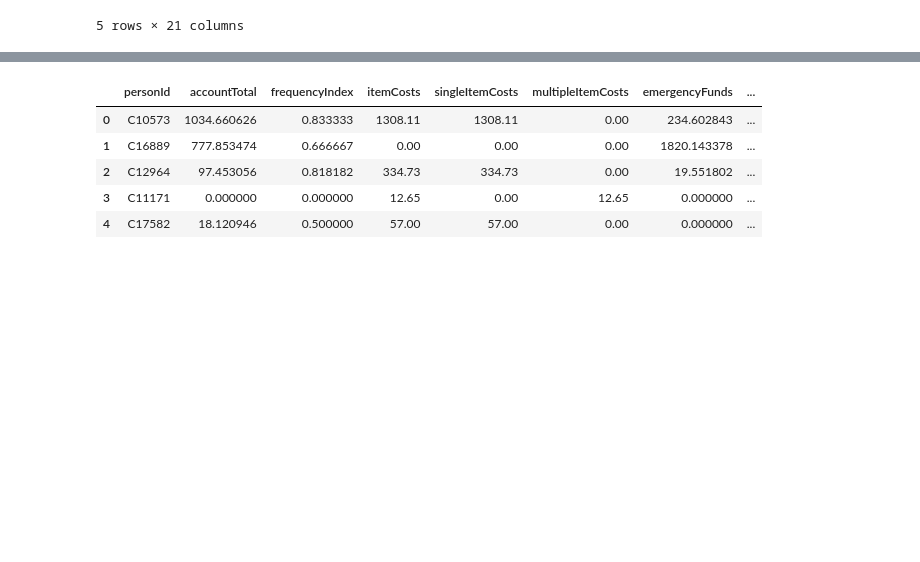
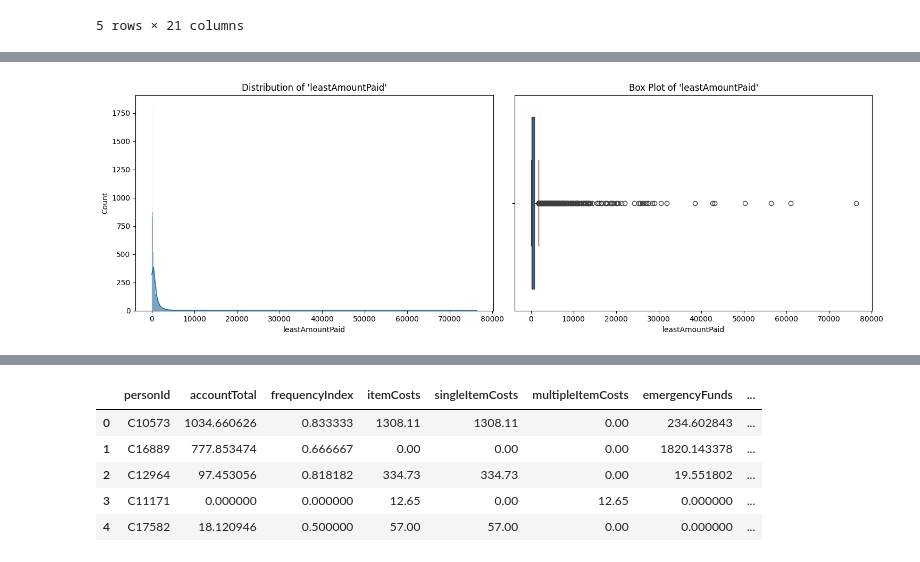
Before and after one commit to MattiaCervelli/AI-ML_project.shopEasy_283791, a Jupyter notebook: main.ipynb, the cells around one changed output, grey strips where cells are left out. Drawn from its saved outputs; the diff is of its cells as text; code cells hidden in the pictures; blank space fills up the shorter version.

```diff
--- a/main.ipynb
+++ b/main.ipynb
@@ -40,0 +41,15 @@ shopEasy_df['leastAmountPaid'].fillna(shopEasy_df['leastAmountPaid'].median(), i
+# %%
+fig, axs = plt.subplots(ncols=2, figsize=(15, 5))
+
+# Checking the distribution of 'leastAmountPaid' to decide between mean and median for imputation
+sns.histplot(df['leastAmountPaid'].dropna(), kde=True, ax=axs[0])
+axs[0].set_title("Distribution of 'leastAmountPaid'")
+
+# Checking for outliers using a box plot
+sns.boxplot(x=df['leastAmountPaid'], ax=axs[1])
+axs[1].set_title("Box Plot of 'leastAmountPaid'")
+
+plt.tight_layout()
+plt.show()
+# %% [output]
+[figure, added]
```
Also changed, not shown: parts of 10 cells of this notebook.
